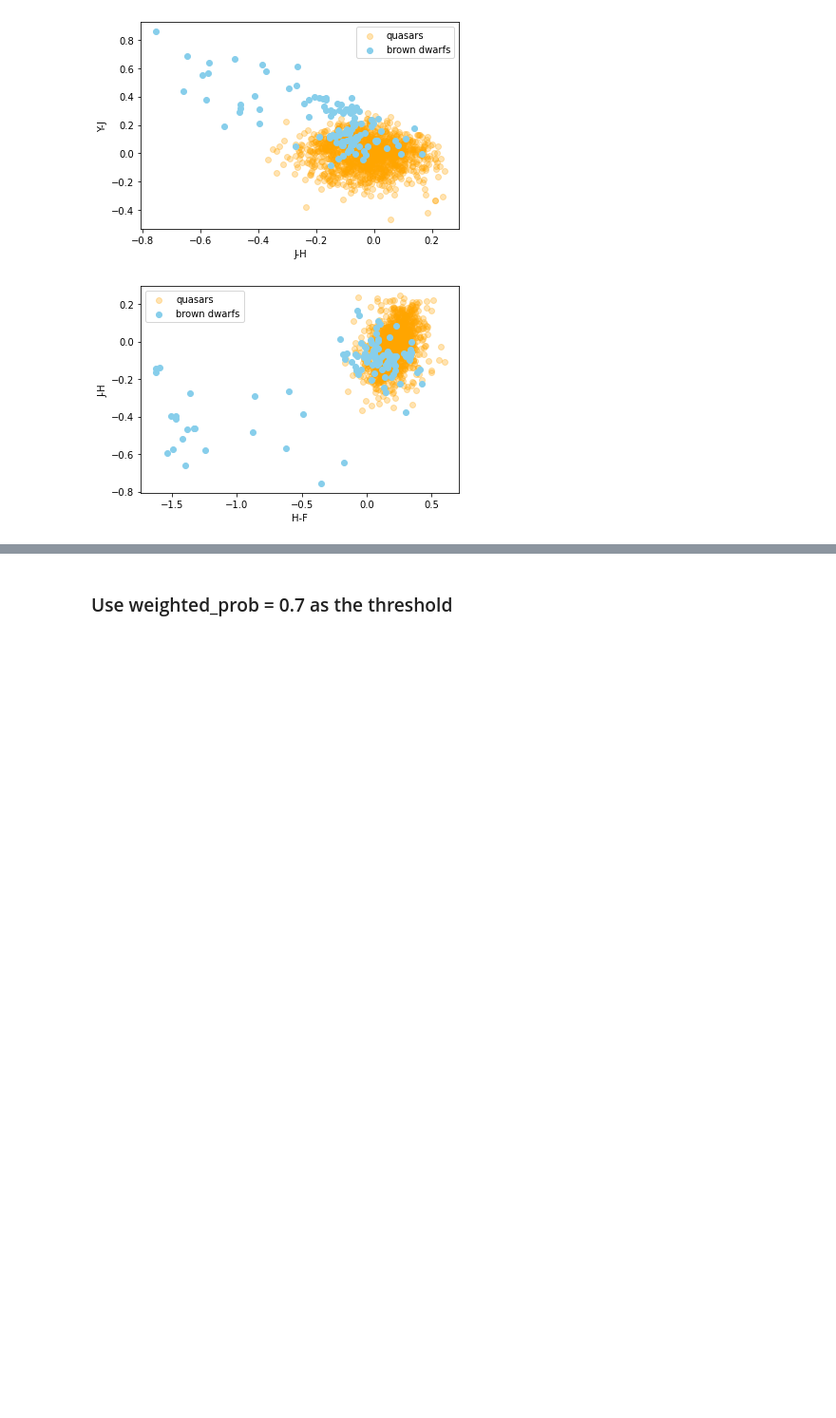
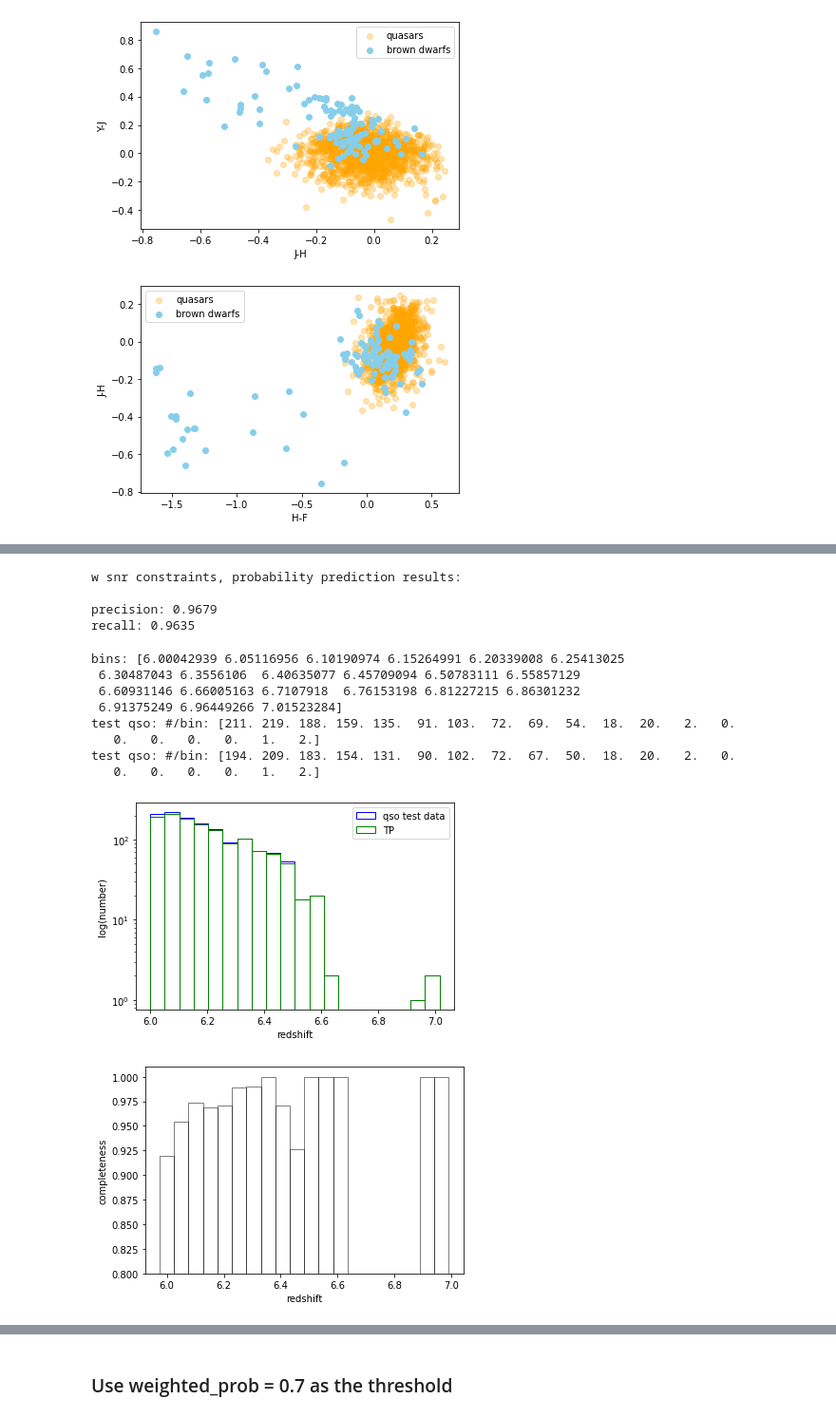
Before and after one commit to jlmaurora233/high-z-quasar-classification, a Jupyter notebook: z pipeline prob.ipynb, the cells around one changed output, grey strips where cells are left out. Shown: that part at 95% size. Saved outputs shown, nothing was run; the diff lists cells and outputs as text; code cells hidden in the pictures; blank space fills up the shorter version.

```diff
--- a/z pipeline prob.ipynb
+++ b/z pipeline prob.ipynb
@@ -609,0 +591,3 @@ plt.show()
+# %%
+pred_qso2 = test_copy[test_copy['weighted prob'] > 0.6]
+pred_qso2.describe()
@@ -609,0 +604,3 @@ plt.show()
+# %%
+tp2 = pred_qso2.merge(qso_test_26)
+tp2.describe()
@@ -609,0 +696,38 @@ plt.show()
+# %%
+print('w snr constraints, probability prediction results:\n')
+print('precision:', round(tp2.shape[0]/(tp2.shape[0]+fp2.shape[0]), 4))
+print('recall:', round(tp2.shape[0]/(tp2.shape[0]+fn2.shape[0]), 4))
+# %% [output]
+w snr constraints, probability prediction results:
+
+precision: 0.9679
+recall: 0.9635
+# %%
+hist12, bins12, _ = plt.hist(qso_test_26['z'], bins=20, fill=False, label='qso test data', edgecolor='blue')
+hist22, bins22, _ = plt.hist(tp2['z'], bins=20, fill=False, label='TP', edgecolor='green')
+print('bins:', bins12)
+print('test qso: #/bin:', hist12)
+print('test qso: #/bin:', hist22)
+plt.xlabel('redshift')
+plt.ylabel('log(number)')
+plt.yscale('log')
+plt.legend()
+plt.show()
+
+ratio2 = hist22/hist12
+plt.bar(bins12[:-1], ratio2, width=(bins12[1] - bins12[0]), alpha=0.5, label='Density Ratios', fill=False)
+plt.ylim(0.8, 1.01)
+plt.xlabel('redshift')
+plt.ylabel('completeness')
+plt.show()
+# %% [output]
+bins: [6.00042939 6.05116956 6.10190974 6.15264991 6.20339008 6.25413025
+ 6.30487043 6.3556106  6.40635077 6.45709094 6.50783111 6.55857129
+ 6.60931146 6.66005163 6.7107918  6.76153198 6.81227215 6.86301232
+ 6.91375249 6.96449266 7.01523284]
+test qso: #/bin: [211. 219. 188. 159. 135.  91. 103.  72.  69.  54.  18.  20.   2.   0.
+   0.   0.   0.   0.   1.   2.]
+test qso: #/bin: [194. 209. 183. 154. 131.  90. 102.  72.  67.  50.  18.  20.   2.   0.
+   0.   0.   0.   0.   1.   2.]
+[figure, added]
+[figure, added]
```
Also changed, not shown: parts of 73 cells of this notebook.
